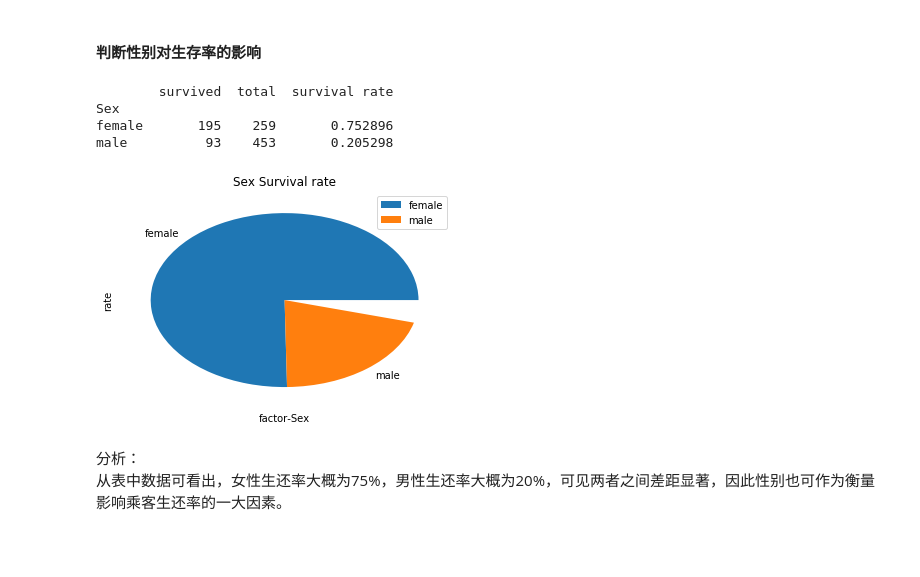
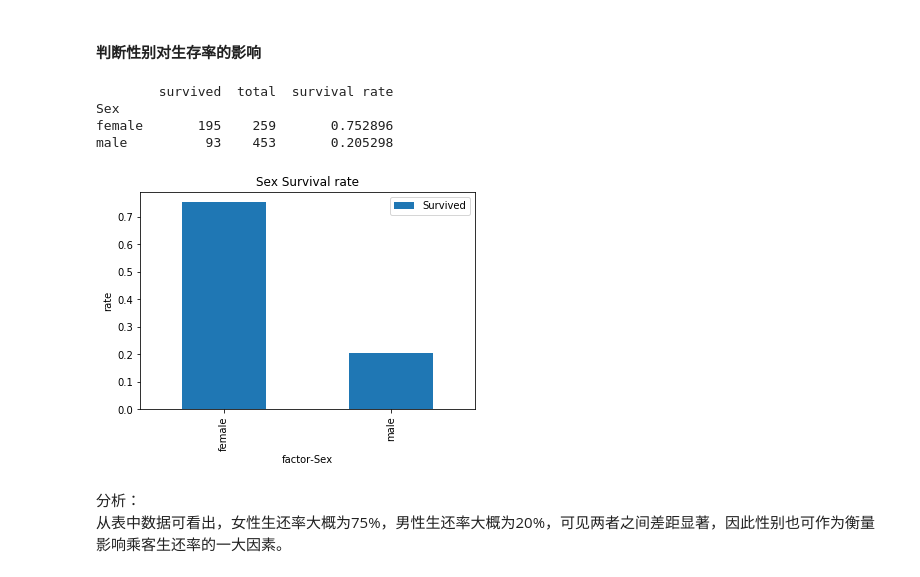
Before and after one commit to nosgong/DataAnalysis, a Jupyter notebook: Analyze.ipynb, the cells around one changed output. Saved outputs shown, nothing was run; the diff lists cells and outputs as text; code cells hidden in the pictures; blank space fills up the shorter version.

```diff
--- a/Analyze.ipynb
+++ b/Analyze.ipynb
@@ -134,13 +140,13 @@ Pclass
 # %% [markdown]
 #### 判断性别对生存率的影响
 # %%
-get_result_with_one_factor('Sex', 'pie')
+get_result_with_one_factor('Sex', 'bar')
 # %% [output]
         survived  total  survival rate
 Sex
 female       195    259       0.752896
 male          93    453       0.205298
-[figure, old version]
+[figure, new version]
 # %% [markdown]
 分析：
     从表中数据可看出，女性生还率大概为75%，男性生还率大概为20%，可见两者之间差距显著，因此性别也可作为衡量影响乘客生还率的一大因素。
```
Also changed, not shown: parts of 4 cells of this notebook.
